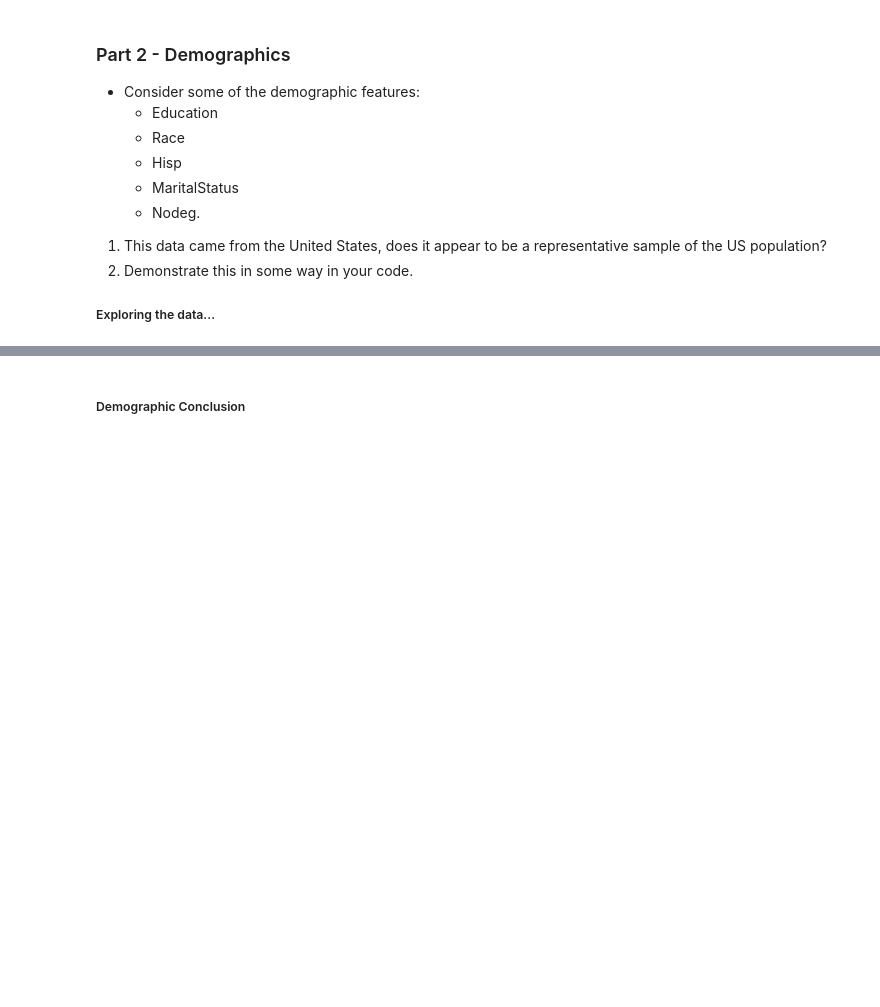
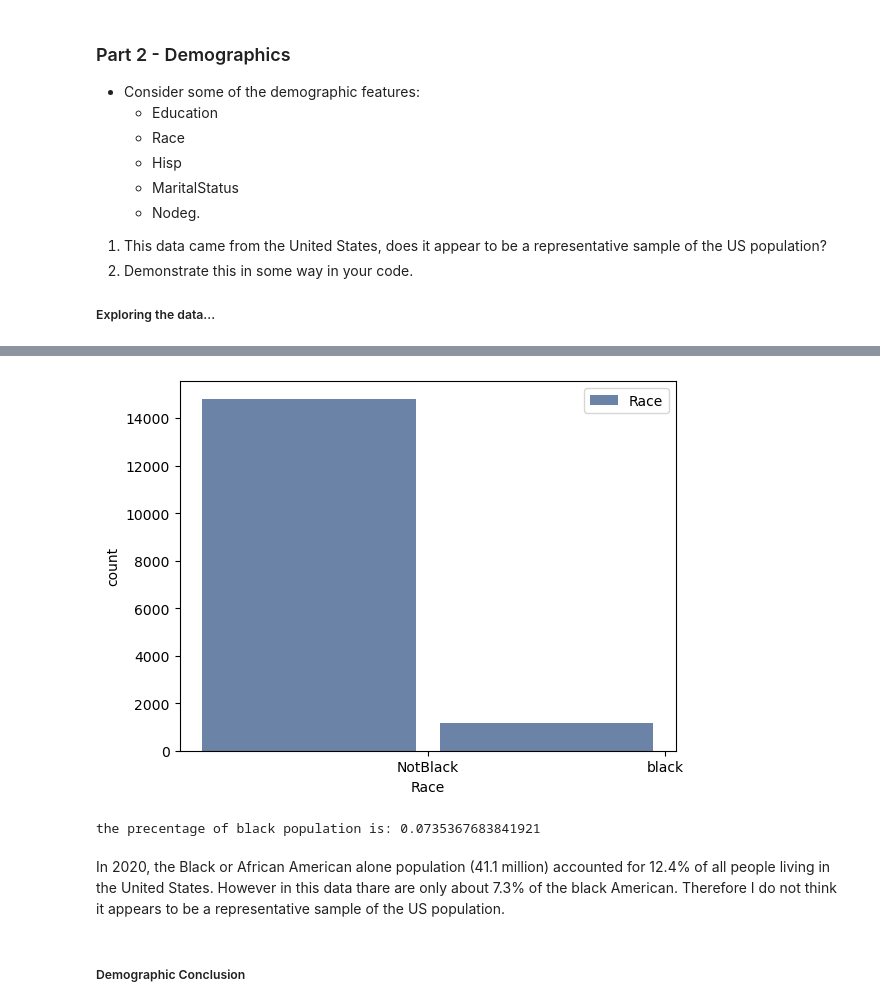
Before and after one commit to ywyan234956296/BSIP_Assignment_1_Students, a Jupyter notebook: stats_asn_1_stud_temp.ipynb, the cells around one changed output, grey strips where cells are left out. Cells and saved outputs as stored; diff of their text form; code cells hidden in the pictures; blank space fills up the shorter version.

```diff
--- a/stats_asn_1_stud_temp.ipynb
+++ b/stats_asn_1_stud_temp.ipynb
@@ -130,3 +143,22 @@ the median age is: 31.0
+# %%
+# Make and plot a Hist for race
+histra=thinkstats2.Hist(df['Race'], label='Race')
+histra
+#Drawing Histogram
+thinkplot.Hist(histra)
+thinkplot.Config(xlabel='Race',ylabel='count')
+# %% [output]
+[figure, added]
+# %%
+black=df[df['Race']=='black']
+bn=black['Race'].count()
+#find the precentage of black population
+pb=bn/df['Race'].count()
+print('the precentage of black population is:', pb)
+# %% [output]
+the precentage of black population is: 0.0735367683841921
+# %% [markdown]
+In 2020, the Black or African American alone population (41.1 million) accounted for 12.4% of all people living in the United States. However in this data thare are only about 7.3% of the black American. Therefore I do not think it appears to be a representative sample of the US population.
 # %% [markdown]
 ##### Demographic Conclusion
 # %% [markdown]
```
Also changed, not shown: parts of 4 cells of this notebook.
